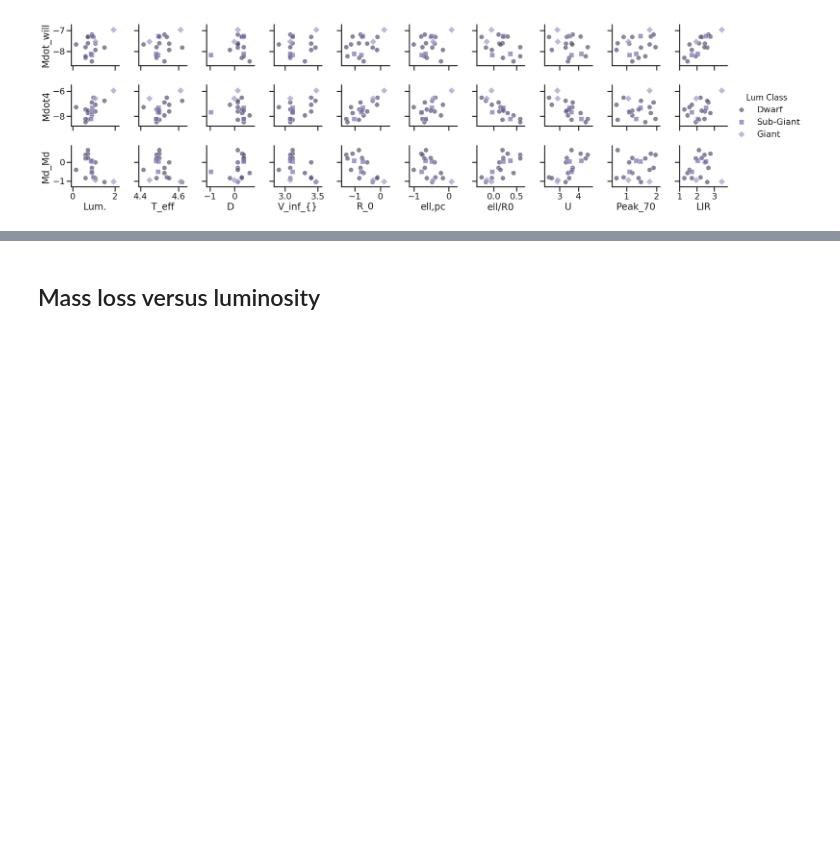
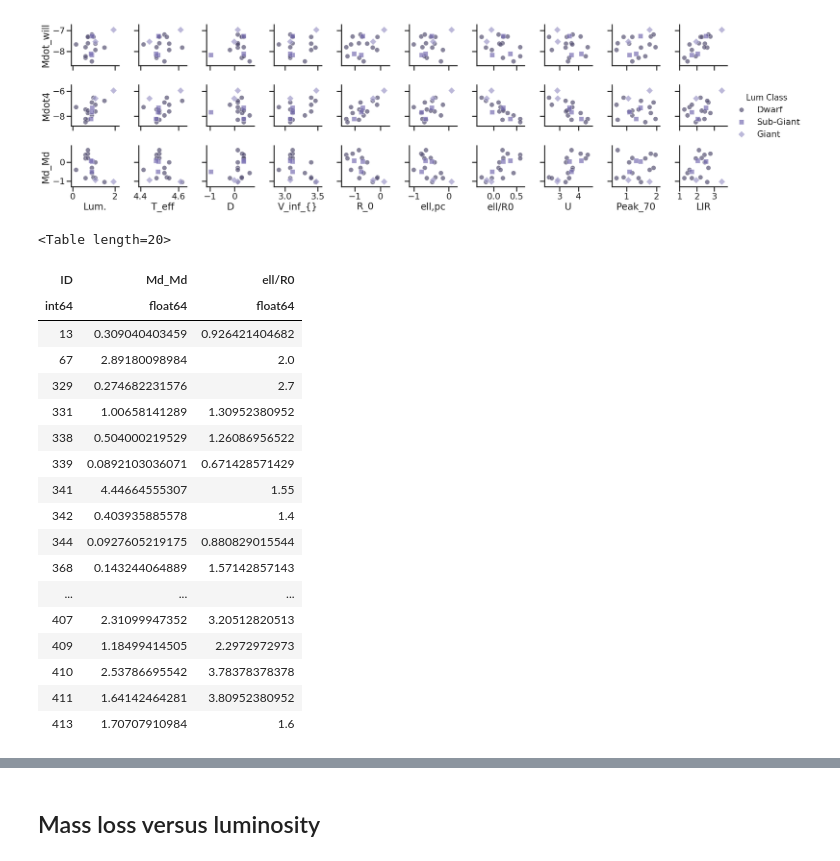
Before and after one commit to div-B-equals-0/dust-wave-case-studies, a Jupyter notebook: Kobulnicky-samples.ipynb, the cells around one changed output, grey strips where cells are left out. Cells and saved outputs as stored; diff of their text form; code cells hidden in the pictures; blank space fills up the shorter version.

```diff
--- a/Kobulnicky-samples.ipynb
+++ b/Kobulnicky-samples.ipynb
@@ -1531,3 +1531,25 @@ sns.pairplot(ldf, hue='Lum Class', hue_order=['Dwarf', 'Sub-Giant', 'Giant'],
 plt.gcf().savefig("mdot_correlations.pdf")
 # %% [output]
 [figure]
+# %%
+k18tab['ID', 'Md_Md', 'ell/R0']
+# %% [output]
+<Table length=20>
+| ID | Md_Md | ell/R0 |
+| int64 | float64 | float64 |
+| 13 | 0.309040403459 | 0.926421404682 |
+| 67 | 2.89180098984 | 2.0 |
+| 329 | 0.274682231576 | 2.7 |
+| 331 | 1.00658141289 | 1.30952380952 |
+| 338 | 0.504000219529 | 1.26086956522 |
+| 339 | 0.0892103036071 | 0.671428571429 |
+| 341 | 4.44664555307 | 1.55 |
+| 342 | 0.403935885578 | 1.4 |
+| 344 | 0.0927605219175 | 0.880829015544 |
+| 368 | 0.143244064889 | 1.57142857143 |
+| ... | ... | ... |
+| 407 | 2.31099947352 | 3.20512820513 |
+| 409 | 1.18499414505 | 2.2972972973 |
+| 410 | 2.53786695542 | 3.78378378378 |
+| 411 | 1.64142464281 | 3.80952380952 |
+| 413 | 1.70707910984 | 1.6 |
```
Also changed, not shown: parts of 3 cells of this notebook, 5 other files.
